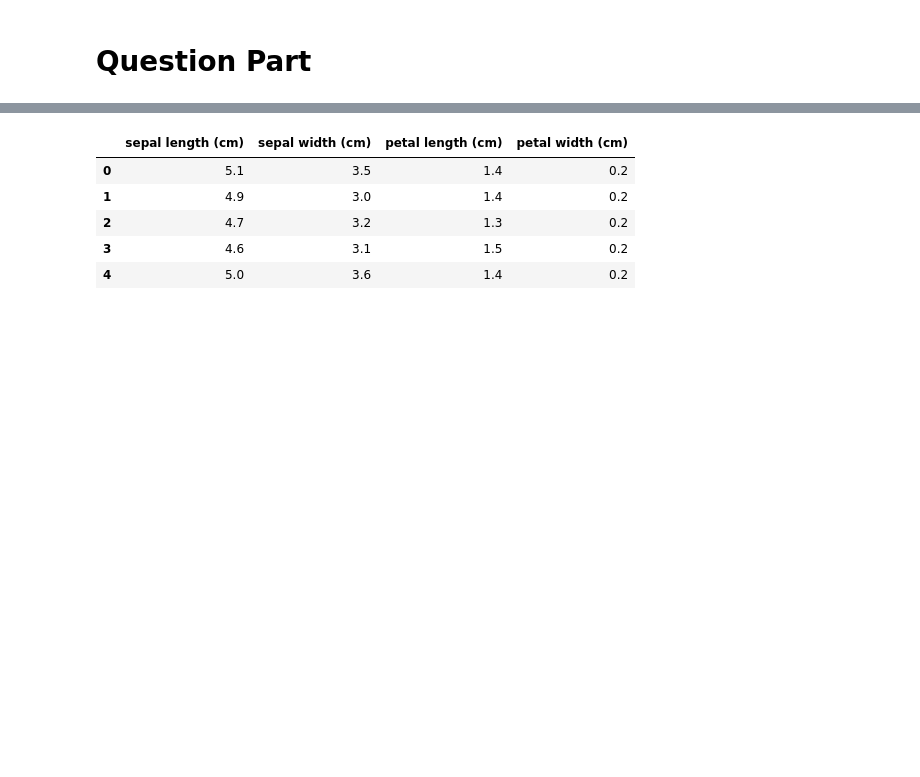
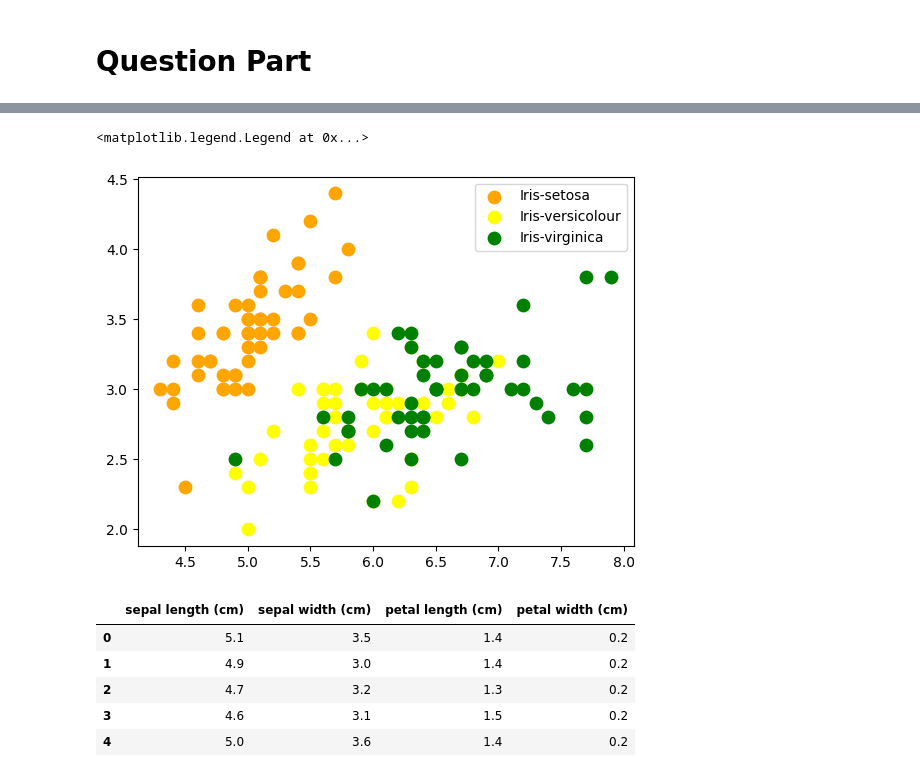
Before and after one commit to mvajhi/unsupervised-learning, a Jupyter notebook: HW1/HierarchicalClustering.ipynb, the cells around one changed output, grey strips where cells are left out. Cells and saved outputs as stored; diff of their text form; code cells hidden in the pictures; blank space fills up the shorter version.

```diff
--- a/HW1/HierarchicalClustering.ipynb
+++ b/HW1/HierarchicalClustering.ipynb
@@ -195,8 +206,8 @@ For Cluster = 2, it has highest Silhouette Value. So Number of Cluster = 2
 # %% [markdown]
 # Question Part
 # %%
-iris = # load IRIS dataset with sklearn.datasets
-iris_data = # load it into pandas dataframe
+iris = load_iris()
+iris_data = pd.DataFrame(iris.data)
 iris_data.columns = iris.feature_names
 iris_data['Type']=iris.target
 iris_data.head()
@@ -213,7 +237,7 @@ print(iris_X[:5,:]) # Printing First 5 Rows
 # %%
 # Now we should separate the target variable from the original dataset
 # And again convert it to an array by using numpy
-iris_Y = # Write code here
+iris_Y = iris_data.iloc[:, 4].values
 print(iris_Y)
 
 
@@ -222,3 +246,4 @@ print(iris_Y)
 Here calculate the frequency of each label
 
 """
+freq_1 = np.bincount(iris_Y)
@@ -300,16 +436,22 @@ plt.ylim([2,4.5])
 # %%
 # Visualise Classes all at once
 
 # In this Iris dataset, we have three classes (0,1,2)
 # We visualise these classes in a 2-D graph
 # This will help us in comparing the original classes with the clusters created
 # Plot the three type of flowers on a graph
 # So here you should complete the code below to plot the scatter of these three classes together
 
-plt.scatter()
-plt.scatter()
-plt.scatter()
+plt.scatter(iris_X[iris_Y == 0, 0], iris_X[iris_Y == 0, 1],
+            s = 80, c = 'orange', label = 'Iris-setosa')
+plt.scatter(iris_X[iris_Y == 1, 0], iris_X[iris_Y == 1, 1],
+            s = 80, c = 'yellow', label = 'Iris-versicolour')
+plt.scatter(iris_X[iris_Y == 2, 0], iris_X[iris_Y == 2, 1],
+            s = 80, c = 'green', label = 'Iris-virginica')
 plt.legend()
+# %% [output]
+<matplotlib.legend.Legend at 0x...>
+[figure, added]
 # %%
 # Plotting of Dendrogram
 
```
Also changed, not shown: parts of 31 cells of this notebook.
